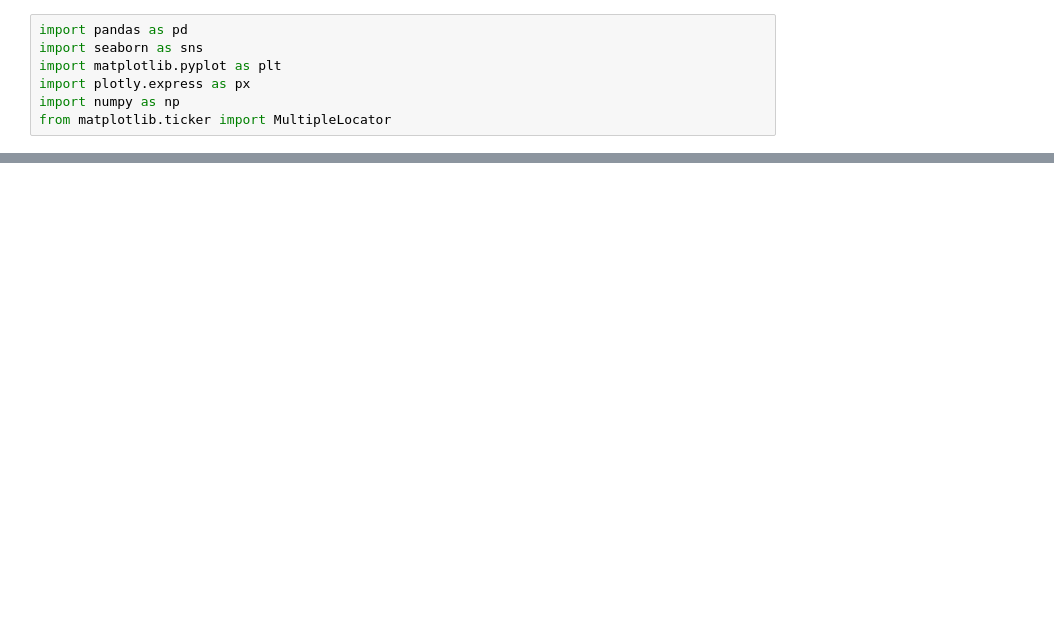
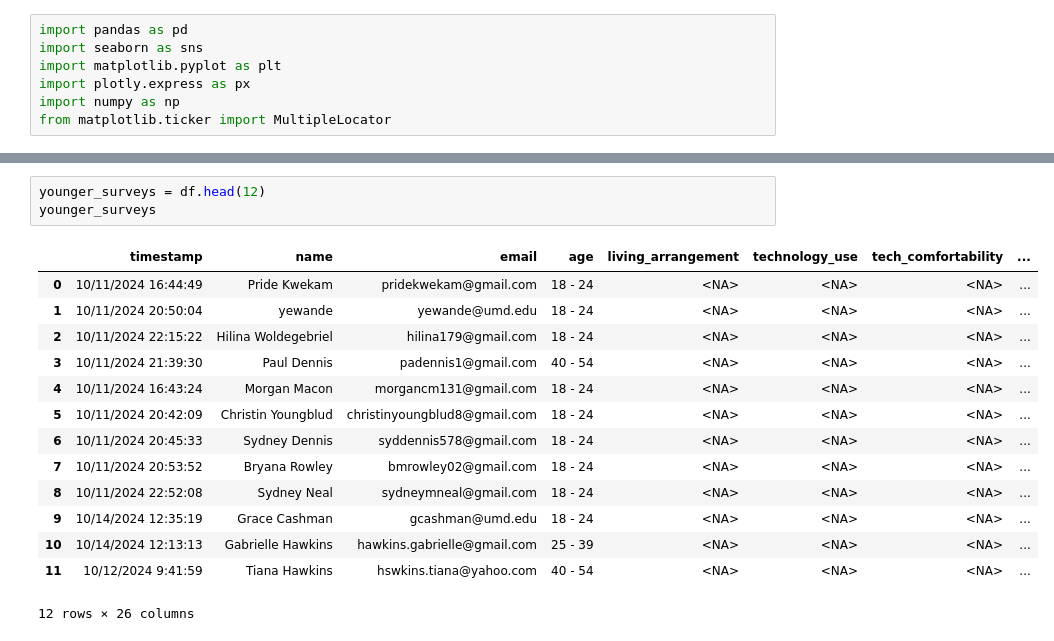
Before and after one commit to neekrich/Flikshop, a Jupyter notebook: FlikshopSurveyResults_Elderly.ipynb, the cells around one changed output, grey strips where cells are left out. Drawn from its saved outputs; the diff is of its cells as text; blank space fills up the shorter version.

```diff
--- a/FlikshopSurveyResults_Elderly.ipynb
+++ b/FlikshopSurveyResults_Elderly.ipynb
@@ -40,3 +41,21 @@ df
+# %%
+younger_surveys = df.head(12)
+younger_surveys
+# %% [output]
+|  | timestamp | name | email | age | living_arrangement | technology_use | tech_comfortability | ... |
+| 0 | 10/11/2024 16:44:49 | Pride Kwekam | pridekwekam@gmail.com | 18 - 24 | <NA> | <NA> | <NA> | ... |
+| 1 | 10/11/2024 20:50:04 | yewande | yewande@umd.edu | 18 - 24 | <NA> | <NA> | <NA> | ... |
+| 2 | 10/11/2024 22:15:22 | Hilina Woldegebriel | hilina179@gmail.com | 18 - 24 | <NA> | <NA> | <NA> | ... |
+| 3 | 10/11/2024 21:39:30 | Paul Dennis | padennis1@gmail.com | 40 - 54 | <NA> | <NA> | <NA> | ... |
+| 4 | 10/11/2024 16:43:24 | Morgan Macon | morgancm131@gmail.com | 18 - 24 | <NA> | <NA> | <NA> | ... |
+| 5 | 10/11/2024 20:42:09 | Christin Youngblud | christinyoungblud8@gmail.com | 18 - 24 | <NA> | <NA> | <NA> | ... |
+| 6 | 10/11/2024 20:45:33 | Sydney Dennis | syddennis578@gmail.com | 18 - 24 | <NA> | <NA> | <NA> | ... |
+| 7 | 10/11/2024 20:53:52 | Bryana Rowley | bmrowley02@gmail.com | 18 - 24 | <NA> | <NA> | <NA> | ... |
+| 8 | 10/11/2024 22:52:08 | Sydney Neal | sydneymneal@gmail.com | 18 - 24 | <NA> | <NA> | <NA> | ... |
+| 9 | 10/14/2024 12:35:19 | Grace Cashman | gcashman@umd.edu | 18 - 24 | <NA> | <NA> | <NA> | ... |
+| 10 | 10/14/2024 12:13:13 | Gabrielle Hawkins | hawkins.gabrielle@gmail.com | 25 - 39 | <NA> | <NA> | <NA> | ... |
+| 11 | 10/12/2024 9:41:59 | Tiana Hawkins | hswkins.tiana@yahoo.com | 40 - 54 | <NA> | <NA> | <NA> | ... |
+12 rows × 26 columns
 # %%
 sns.set_theme()
 sns.set_context("notebook")
```
Also changed, not shown: parts of 6 cells of this notebook.
